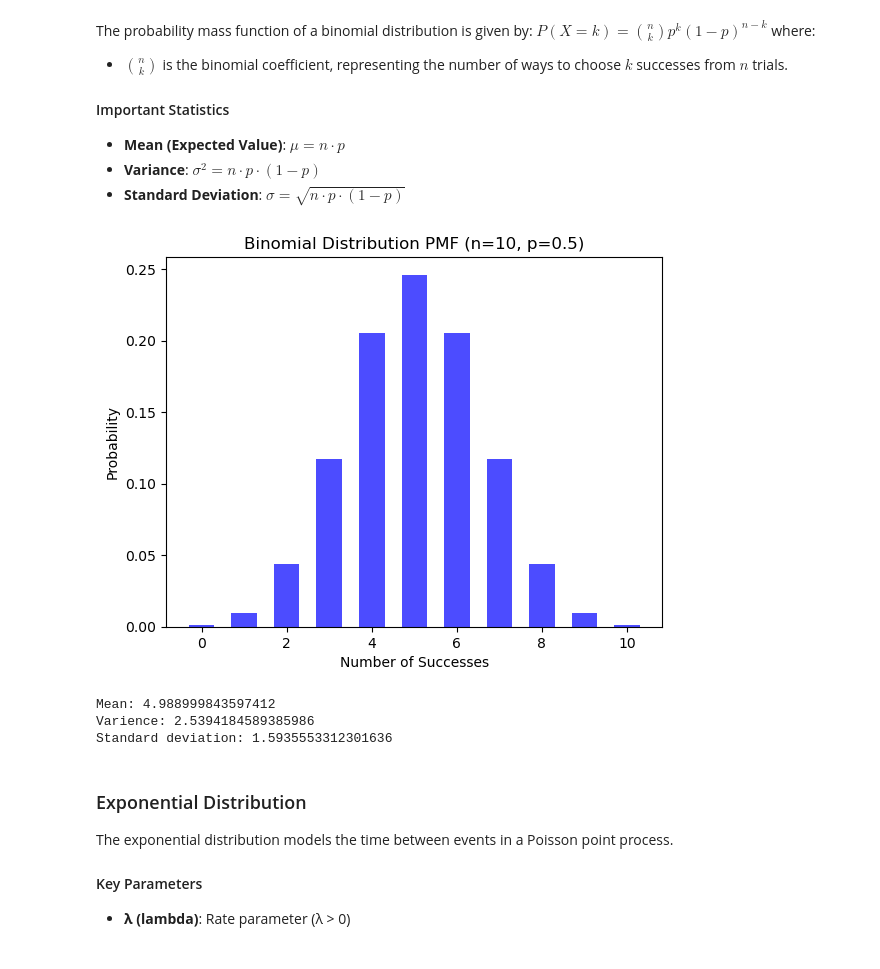
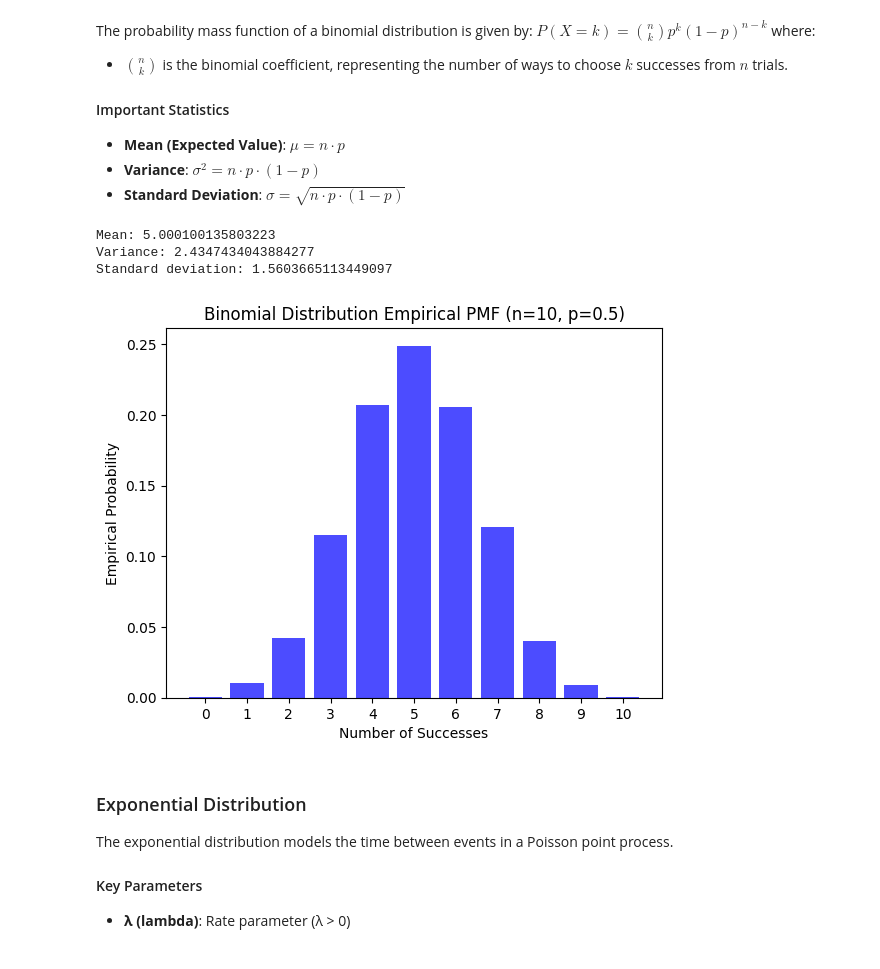
Before and after one commit to emmsam30/deep-learning-notebooks, a Jupyter notebook: introduction/distributions_sampling.ipynb, the cells around one changed output. Drawn from its saved outputs; the diff is of its cells as text; code cells hidden in the pictures.

```diff
--- a/introduction/distributions_sampling.ipynb
+++ b/introduction/distributions_sampling.ipynb
@@ -119,34 +119,25 @@ where:
 # %%
 # binomial distribution
 # 10 trials with a 0.5 probability of success
 binomial = dist.Binomial(10, torch.tensor([0.5]))
 
-# Generate the possible number of successes
-x = torch.arange(0, 11, dtype=torch.float32)
+samples = torch.stack([binomial.sample() for _ in range(10000)]).squeeze()
 
-# Calculate the probabilities for each number of successes
-probs = binomial.probs
+print(f"Mean: {torch.mean(samples)}")
+print(f"Variance: {torch.var(samples)}")
+print(f"Standard deviation: {torch.std(samples)}")
 
-# Calculate the PMF (Probability Mass Function) for each number of successes
-pmf = binomial.log_prob(x).exp()
-
-# Plot the PMF
-plt.bar(x.numpy(), pmf.numpy(), width=0.6, color='blue', alpha=0.7)
+plt.hist(samples.numpy(), bins=range(12), align='left', rwidth=0.8, color='blue', alpha=0.7, density=True)
 plt.xlabel('Number of Successes')
-plt.ylabel('Probability')
-plt.title('Binomial Distribution PMF (n=10, p=0.5)')
+plt.ylabel('Empirical Probability')
+plt.title('Binomial Distribution Empirical PMF (n=10, p=0.5)')
+plt.xticks(range(11))
 plt.show()
 # %% [output]
+Mean: 5.000100135803223
+Variance: 2.4347434043884277
+Standard deviation: 1.5603665113449097
-[figure, old version]
+[figure, new version]
-# %%
-samples = [binomial.sample() for _ in range(1000)]
-print(f"Mean: {torch.mean((torch.stack(samples)))}")
-print(f"Varience: {torch.var((torch.stack(samples)))}")
-print(f"Standard deviation: {torch.std((torch.stack(samples)))}")
-# %% [output]
-Mean: 4.988999843597412
-Varience: 2.5394184589385986
-Standard deviation: 1.5935553312301636
 # %% [markdown]
 ### Exponential Distribution
 The exponential distribution models the time between events in a Poisson point process.
```
Also changed, not shown: parts of 6 cells of this notebook.
